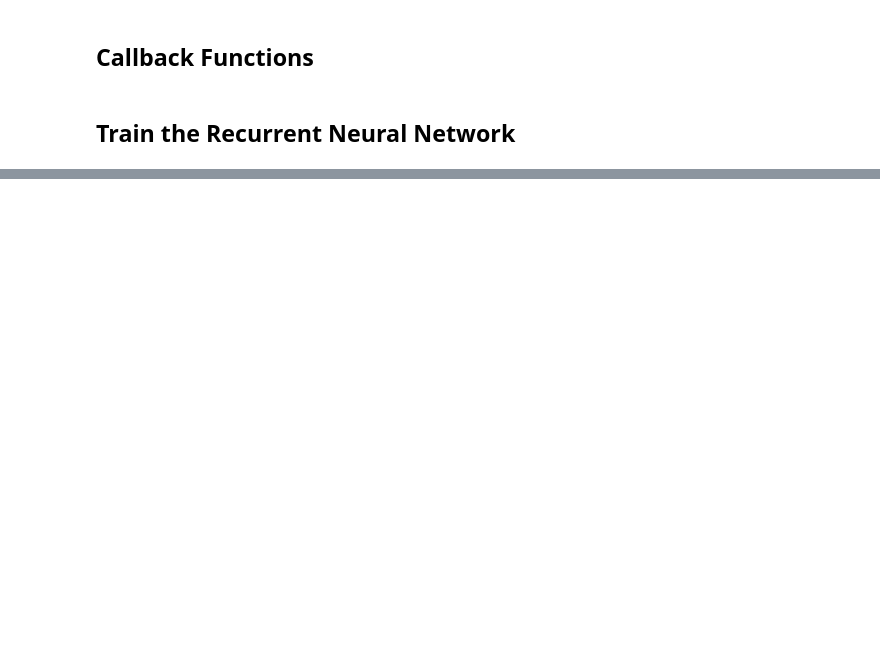
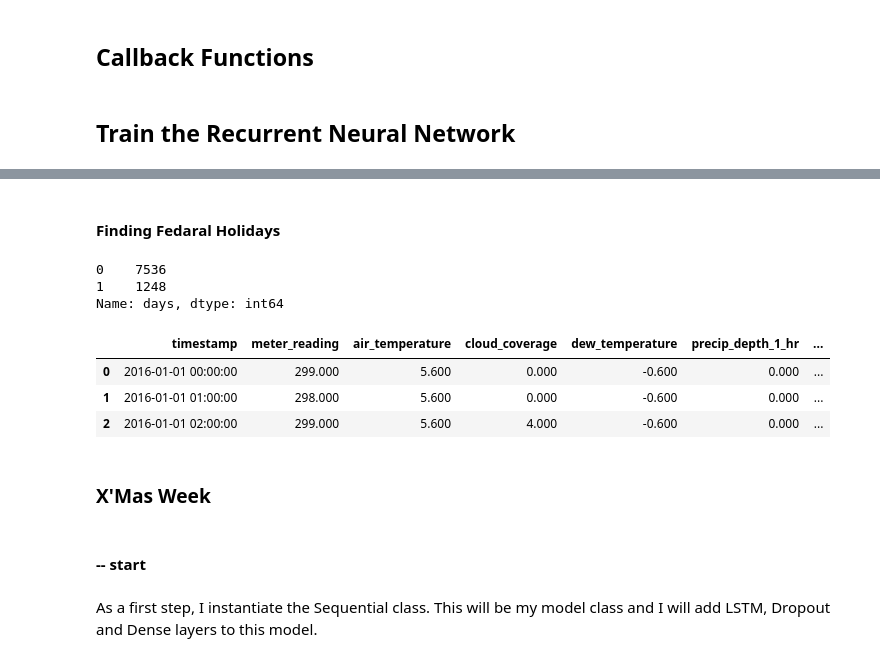
Before and after one commit to Lastew/Baseline-Energy-Predictor, a Jupyter notebook: play_ground.ipynb, the cells around one changed output, grey strips where cells are left out. Saved outputs shown, nothing was run; the diff lists cells and outputs as text; code cells hidden in the pictures; blank space fills up the shorter version.

```diff
--- a/play_ground.ipynb
+++ b/play_ground.ipynb
@@ -527,0 +639,2 @@ plot_comparison(start_idx=4000, length=1000, train=True)
+# %% [markdown]
+#### Finding Fedaral Holidays
@@ -527,0 +643,21 @@ plot_comparison(start_idx=4000, length=1000, train=True)
+# %%
+df = df_elc.copy()
+df = df.reset_index()
+df['days'] = df.timestamp.apply(lambda x:1 if x.dayofweek > 5 else 0)
+df.days.value_counts()
+# %% [output]
+0    7536
+1    1248
+Name: days, dtype: int64
+# %%
+cal = calendar()
+holidays = cal.holidays(start = df.timestamp.min(), end = df.timestamp.max())
+df["holiday"] = df.timestamp.isin(holidays).astype('int')
+df.head(3)
+# %% [output]
+|  | timestamp | meter_reading | air_temperature | cloud_coverage | dew_temperature | precip_depth_1_hr | ... |
+| 0 | 2016-01-01 00:00:00 | 299.000 | 5.600 | 0.000 | -0.600 | 0.000 | ... |
+| 1 | 2016-01-01 01:00:00 | 298.000 | 5.600 | 0.000 | -0.600 | 0.000 | ... |
+| 2 | 2016-01-01 02:00:00 | 299.000 | 5.600 | 4.000 | -0.600 | 0.000 | ... |
+# %% [markdown]
+### X'Mas Week
@@ -527,0 +666,4 @@ plot_comparison(start_idx=4000, length=1000, train=True)
+# %% [markdown]
+#### -- start
+# %% [markdown]
+As a first step, I instantiate the Sequential class. This will be my model class and I will add LSTM, Dropout and Dense layers to this model.
```
Also changed, not shown: parts of 64 cells of this notebook.
